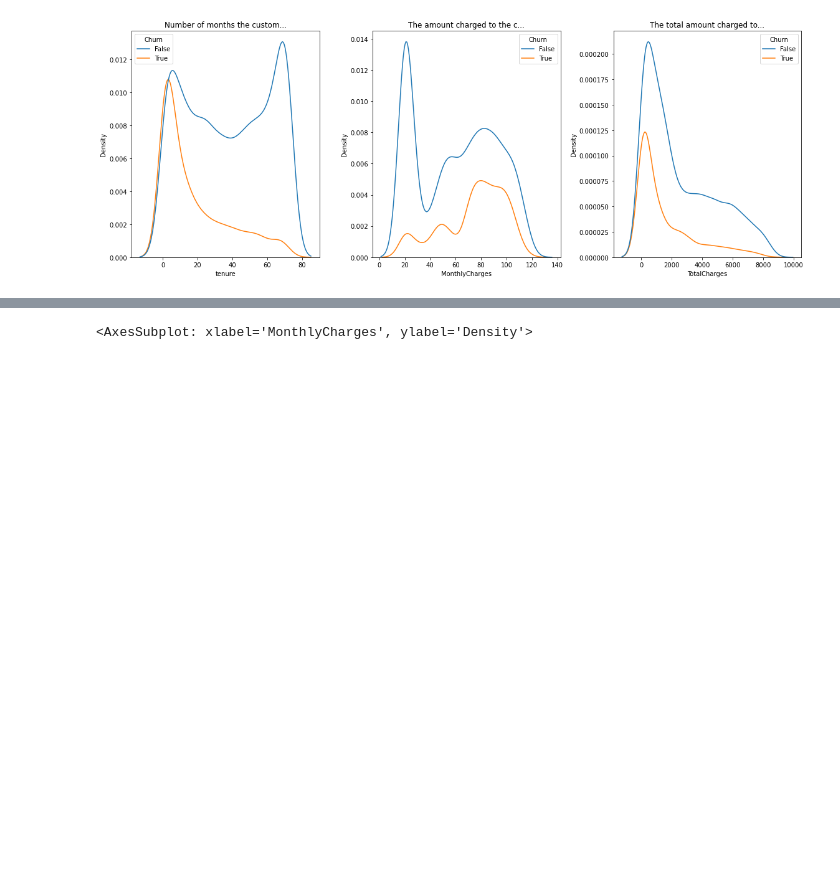
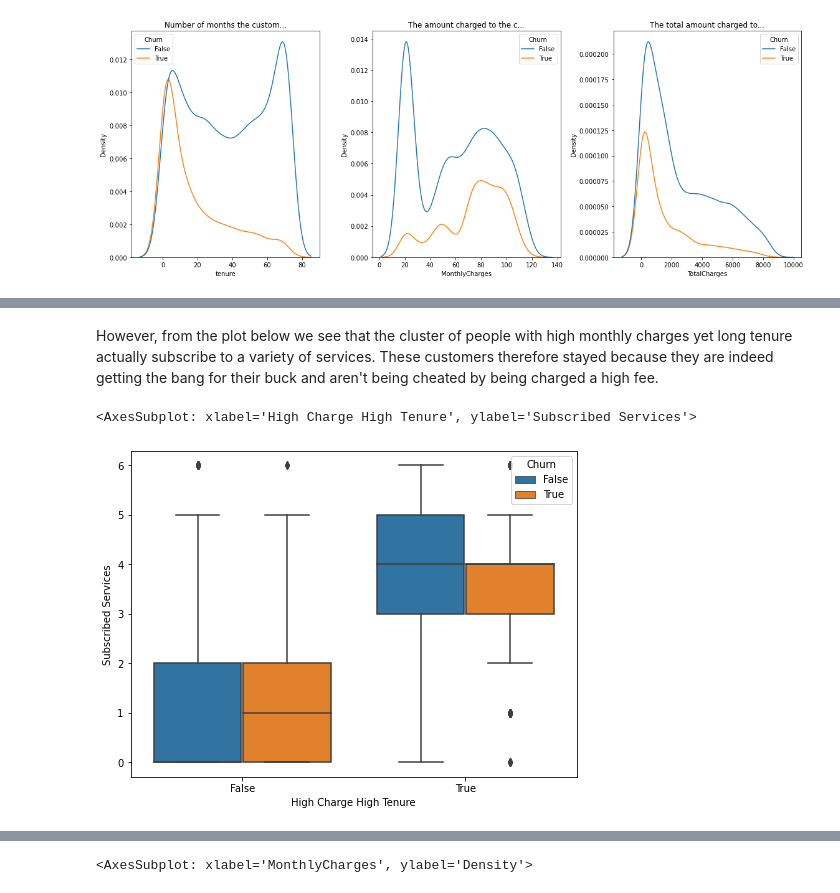
Before and after one commit to Jeff-ChenFan-Wang/TelecomChurnAnalysis, a Jupyter notebook: EDA.ipynb, the cells around one changed output, grey strips where cells are left out. Cells and saved outputs as stored; diff of their text form; code cells hidden in the pictures; blank space fills up the shorter version.

```diff
--- a/EDA.ipynb
+++ b/EDA.ipynb
@@ -124,3 +132,9 @@ plt.tight_layout()
+# %%
+col_desc_ser = pd.Series(col_desc).rename('col_desc')
+# %%
+#Save the cols for later use
+phone_cols = col_desc_ser.index[col_desc_ser.str.contains('phone service')]
+internet_cols = col_desc_ser.index[col_desc_ser.str.contains('internet service')]
 # %% [markdown]
 # Multivariate Analysis
 # %%
@@ -196,0 +209,20 @@ sns.kdeplot(
+# %% [markdown]
+However, from the plot below we see that the cluster of people with high monthly charges yet long tenure actually subscribe to a variety of services. These customers therefore stayed because they are indeed getting the bang for their buck and aren't being cheated by being charged a high fee.
+# %%
+plt.figure(figsize=(8,6))
+no_subbed_services = (full_data[internet_cols].drop('InternetService',axis=1)
+                      .sum(axis=1).rename('Subscribed Services'))
+is_hcht = (full_data.apply(
+            lambda x: (x['MonthlyCharges']>40)&(x['tenure']>40),axis=1)
+        .rename('High Charge High Tenure'))
+sns.boxplot(
+    data= (
+        no_subbed_services.to_frame().join(is_hcht).join(churn)
+    ),
+    x='High Charge High Tenure',
+    y='Subscribed Services',
+    hue='Churn'
+)
+# %% [output]
+<AxesSubplot: xlabel='High Charge High Tenure', ylabel='Subscribed Services'>
+[figure, added]
```
Also changed, not shown: parts of 41 cells of this notebook, 4 other files.
